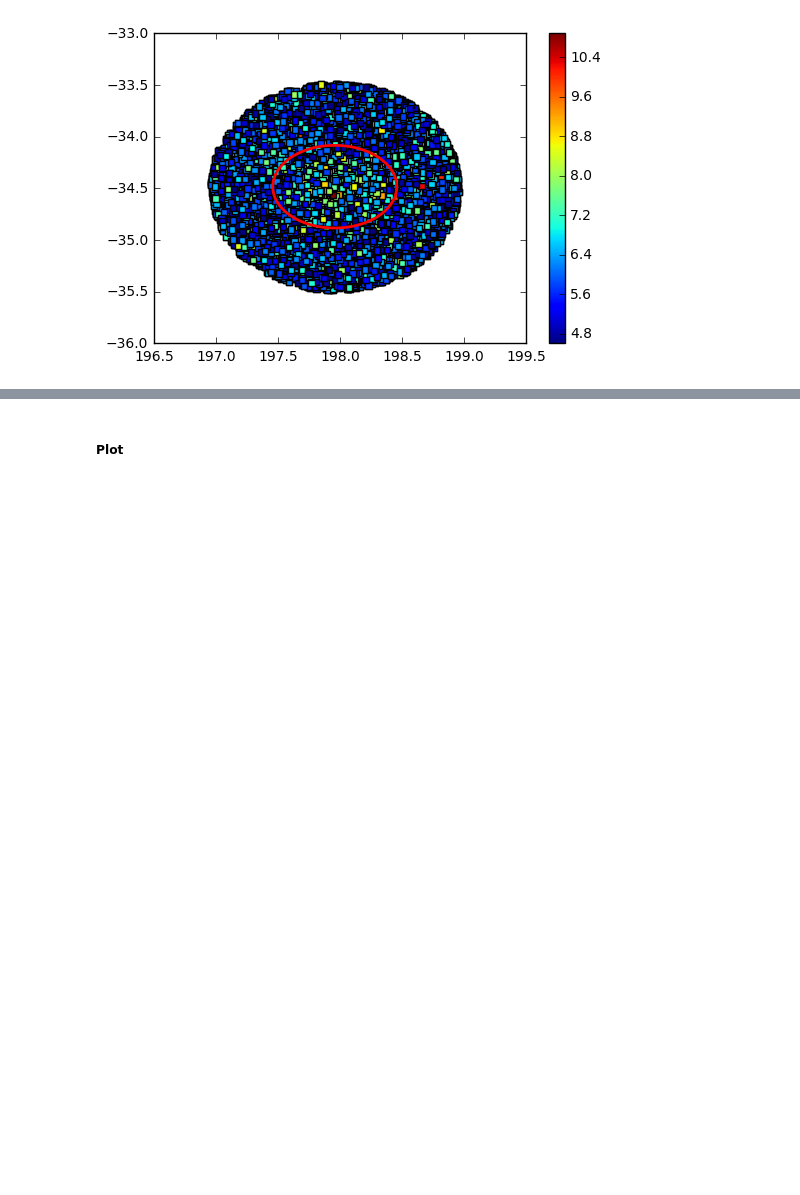
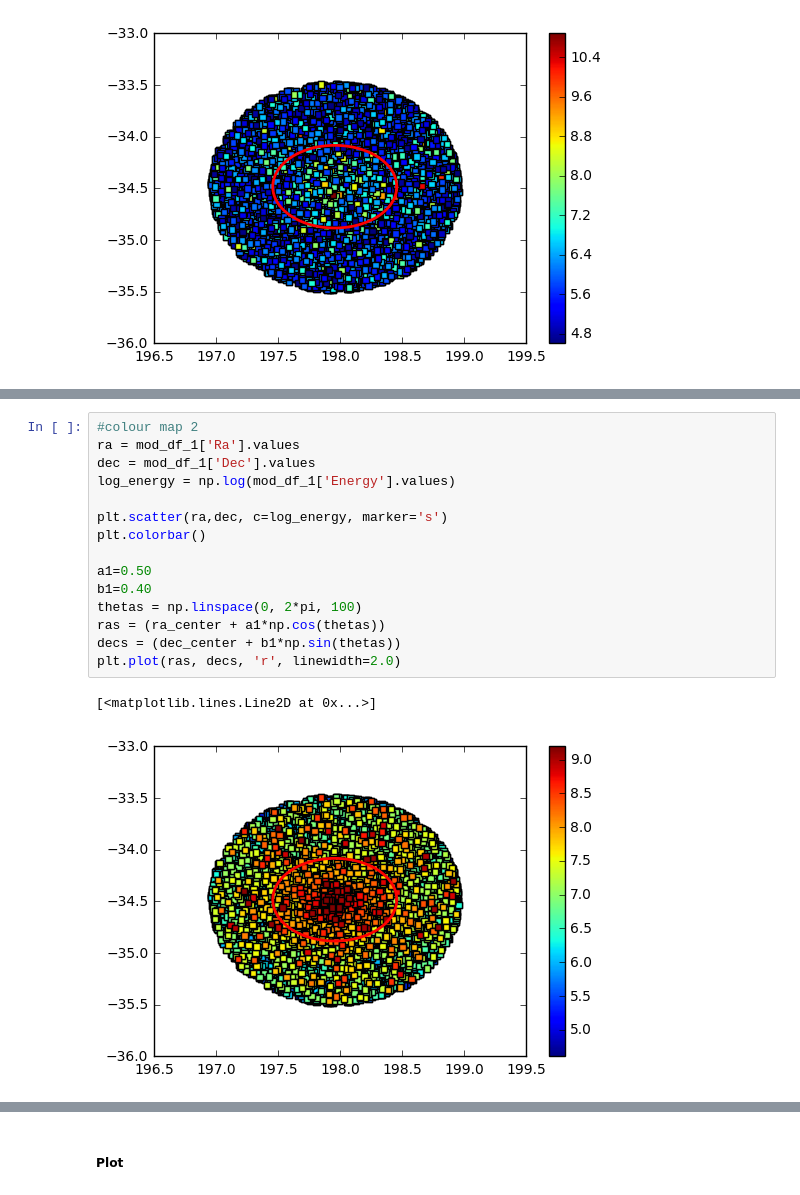
Before and after one commit to tphinkle/pulsar_time-variability, a Jupyter notebook: photons_AB.ipynb, the cells around one changed output, grey strips where cells are left out. Drawn from its saved outputs; the diff is of its cells as text; blank space fills up the shorter version.

```diff
--- a/photons_AB.ipynb
+++ b/photons_AB.ipynb
@@ -222,0 +322,18 @@ circle=mod_df[mod_df['Ra'].map(lambda x: (x-ra_center)**2.)/a1**2.+mod_df['Dec']
+# %%
+#colour map 2
+ra = mod_df_1['Ra'].values
+dec = mod_df_1['Dec'].values
+log_energy = np.log(mod_df_1['Energy'].values)
+
+plt.scatter(ra,dec, c=log_energy, marker='s')
+plt.colorbar()
+
+a1=0.50
+b1=0.40
+thetas = np.linspace(0, 2*pi, 100)
+ras = (ra_center + a1*np.cos(thetas))
+decs = (dec_center + b1*np.sin(thetas))
+plt.plot(ras, decs, 'r', linewidth=2.0)
+# %% [output]
+[<matplotlib.lines.Line2D at 0x...>]
+[figure, added]
```
Also changed, not shown: parts of 18 cells of this notebook.
